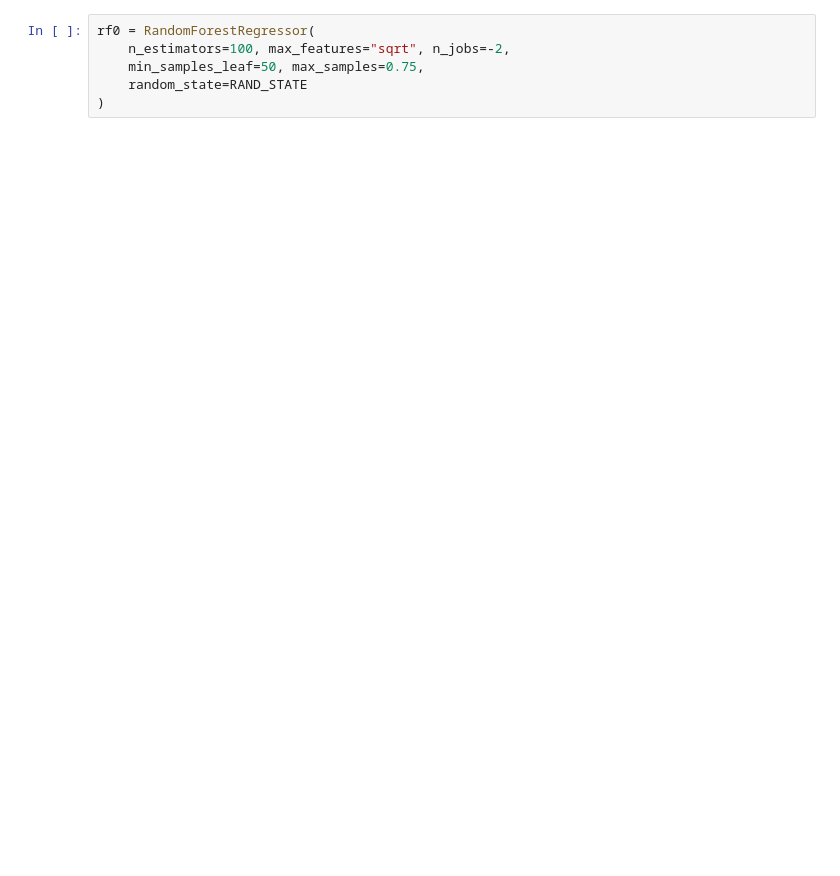
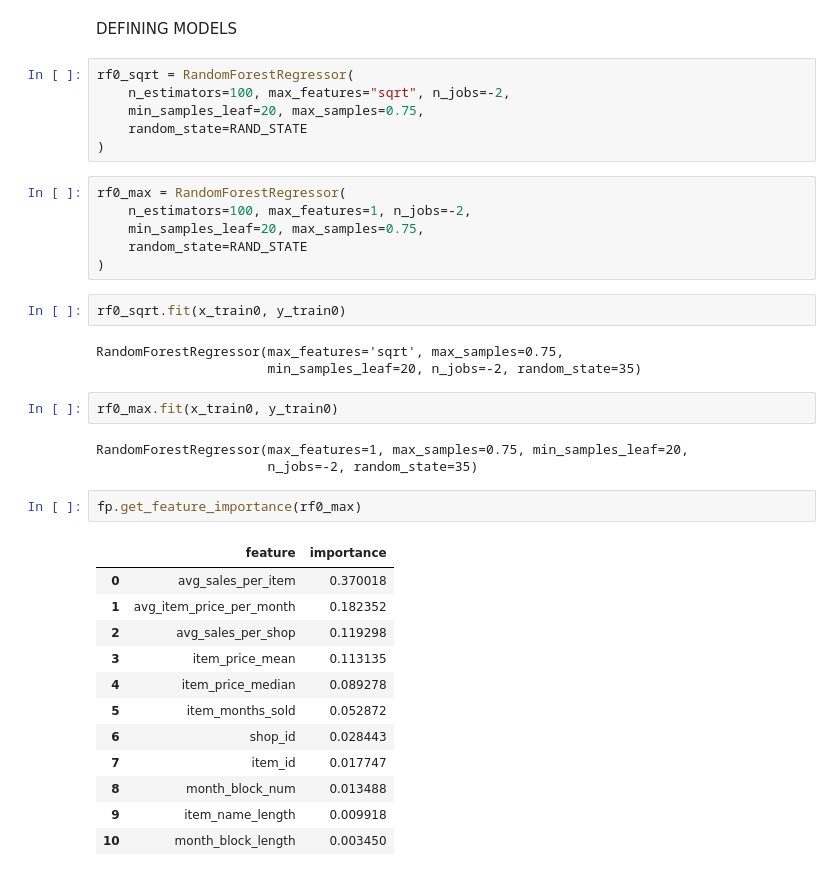
Before and after one commit to Dan23ws12/Kaggle-Predict-Future-Sales, a Jupyter notebook: src/model training and evaluation/model_evaluation.ipynb, the cells around one changed output. Drawn from its saved outputs; the diff is of its cells as text; blank space fills up the shorter version.

Commit message:
initial work on evaluation models

```diff
--- a/src/model training and evaluation/model_evaluation.ipynb
+++ b/src/model training and evaluation/model_evaluation.ipynb
@@ -23,6 +60,39 @@ x_train0.shape
+# %% [markdown]
+DEFINING MODELS
 # %%
-rf0 = RandomForestRegressor(
+rf0_sqrt = RandomForestRegressor(
     n_estimators=100, max_features="sqrt", n_jobs=-2,
-    min_samples_leaf=50, max_samples=0.75,
+    min_samples_leaf=20, max_samples=0.75,
     random_state=RAND_STATE
 )
+# %%
+rf0_max = RandomForestRegressor(
+    n_estimators=100, max_features=1, n_jobs=-2,
+    min_samples_leaf=20, max_samples=0.75,
+    random_state=RAND_STATE
+)
+# %%
+rf0_sqrt.fit(x_train0, y_train0)
+# %% [output]
+RandomForestRegressor(max_features='sqrt', max_samples=0.75,
+                      min_samples_leaf=20, n_jobs=-2, random_state=35)
+# %%
+rf0_max.fit(x_train0, y_train0)
+# %% [output]
+RandomForestRegressor(max_features=1, max_samples=0.75, min_samples_leaf=20,
+                      n_jobs=-2, random_state=35)
+# %%
+fp.get_feature_importance(rf0_max)
+# %% [output]
+|  | feature | importance |
+| 0 | avg_sales_per_item | 0.370018 |
+| 1 | avg_item_price_per_month | 0.182352 |
+| 2 | avg_sales_per_shop | 0.119298 |
+| 3 | item_price_mean | 0.113135 |
+| 4 | item_price_median | 0.089278 |
+| 5 | item_months_sold | 0.052872 |
+| 6 | shop_id | 0.028443 |
+| 7 | item_id | 0.017747 |
+| 8 | month_block_num | 0.013488 |
+| 9 | item_name_length | 0.009918 |
+| 10 | month_block_length | 0.003450 |
```
Also changed, not shown: parts of 18 cells of this notebook.
